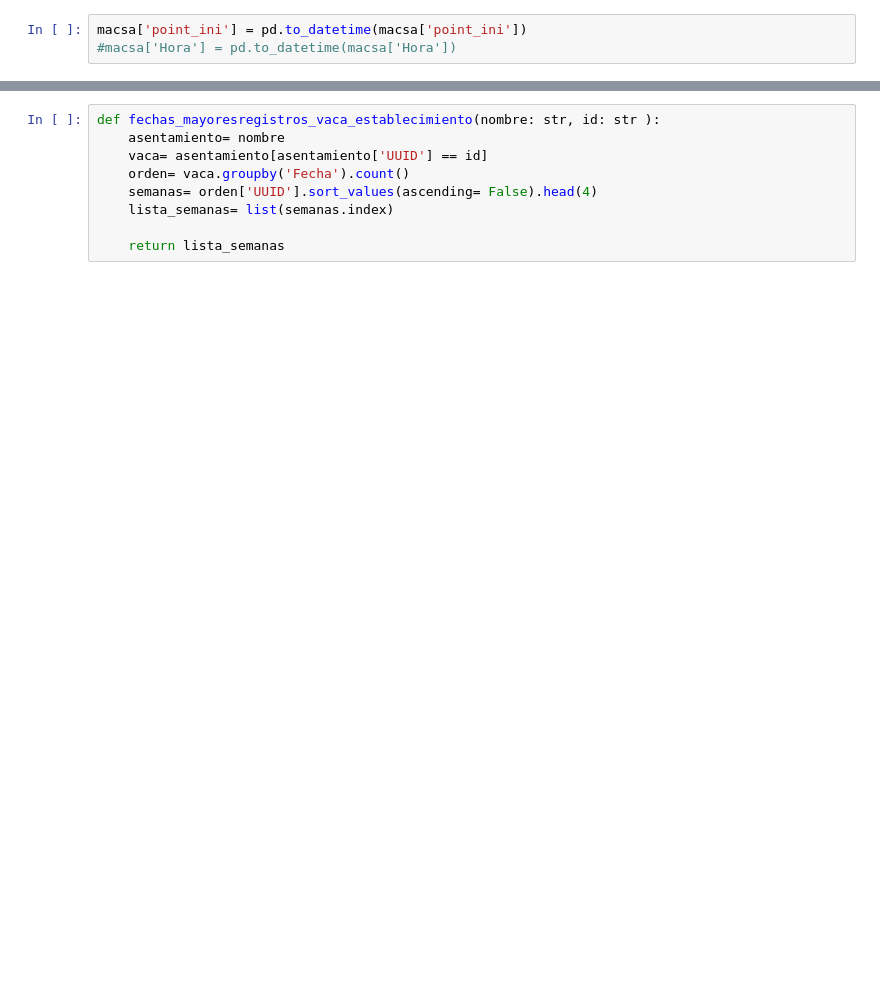
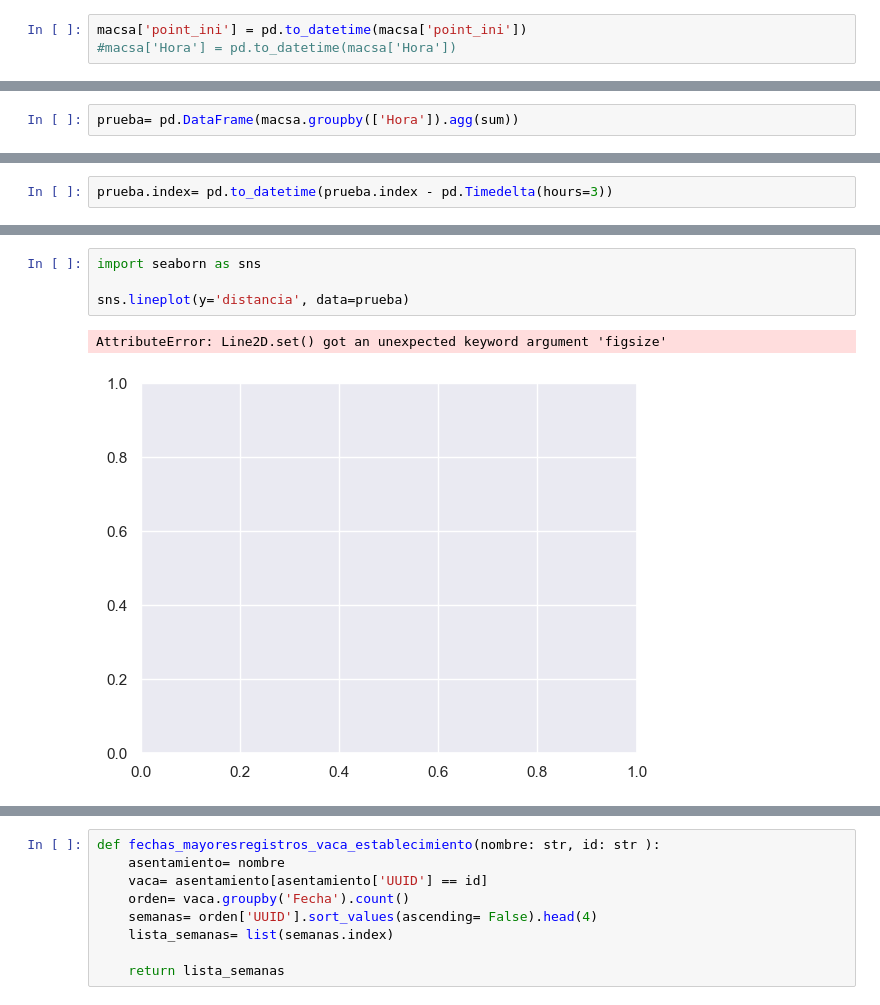
Before and after one commit to Arii95/PF_Henry, a Jupyter notebook: grafica_día.ipynb, the cells around one changed output, grey strips where cells are left out. Drawn from its saved outputs; the diff is of its cells as text; blank space fills up the shorter version.

```diff
--- a/grafica_día.ipynb
+++ b/grafica_día.ipynb
@@ -185,0 +126,2 @@ NameError: name 'macsa' is not defined
+# %%
+prueba= pd.DataFrame(macsa.groupby(['Hora']).agg(sum))
@@ -185,0 +145,2 @@ NameError: name 'macsa' is not defined
+# %%
+prueba.index= pd.to_datetime(prueba.index - pd.Timedelta(hours=3))
@@ -185,0 +213,7 @@ NameError: name 'macsa' is not defined
+# %%
+import seaborn as sns
+
+sns.lineplot(y='distancia', data=prueba)
+# %% [output]
+AttributeError: Line2D.set() got an unexpected keyword argument 'figsize'
+[figure, added]
```
Also changed, not shown: parts of 89 cells of this notebook, 4 other files.
